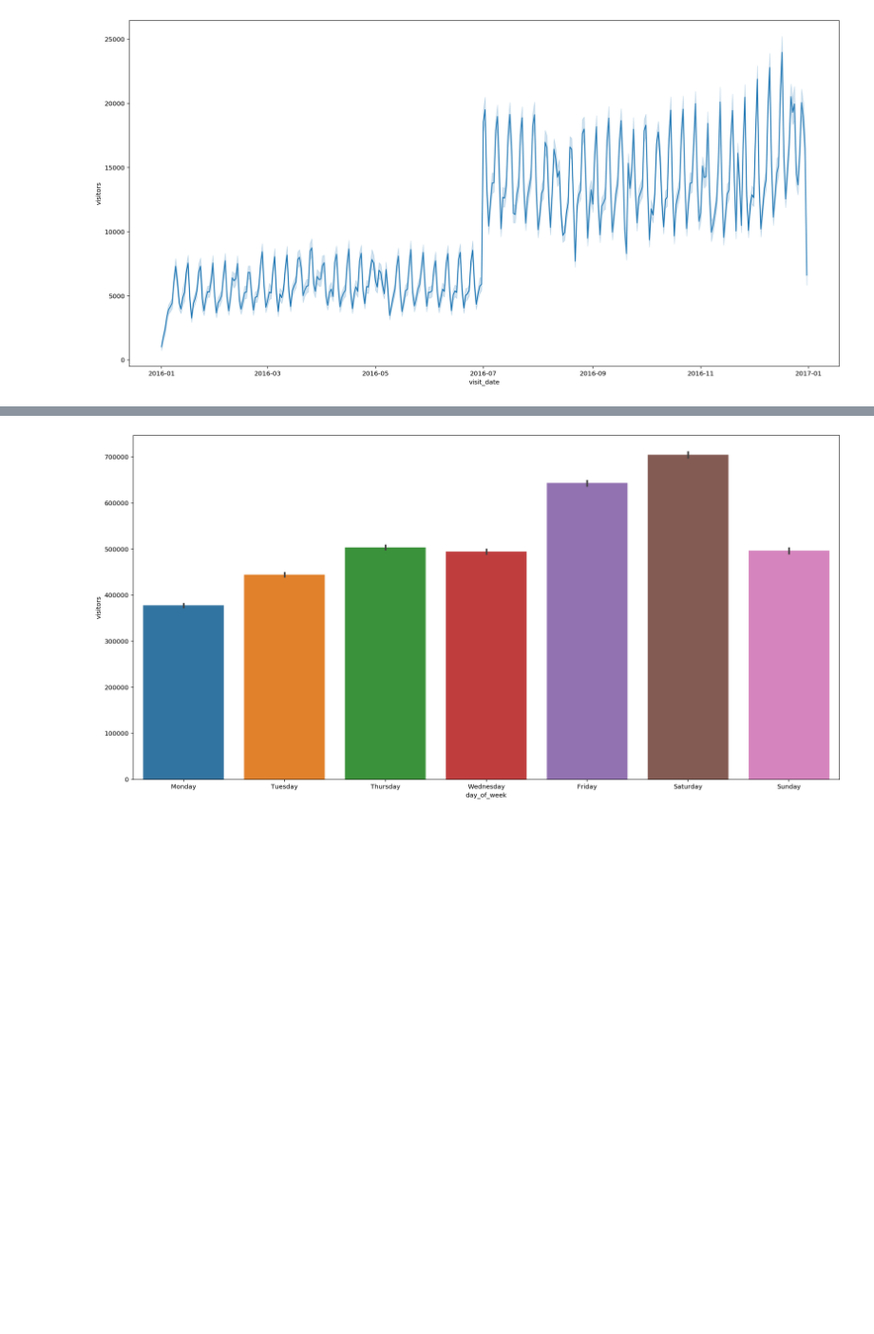
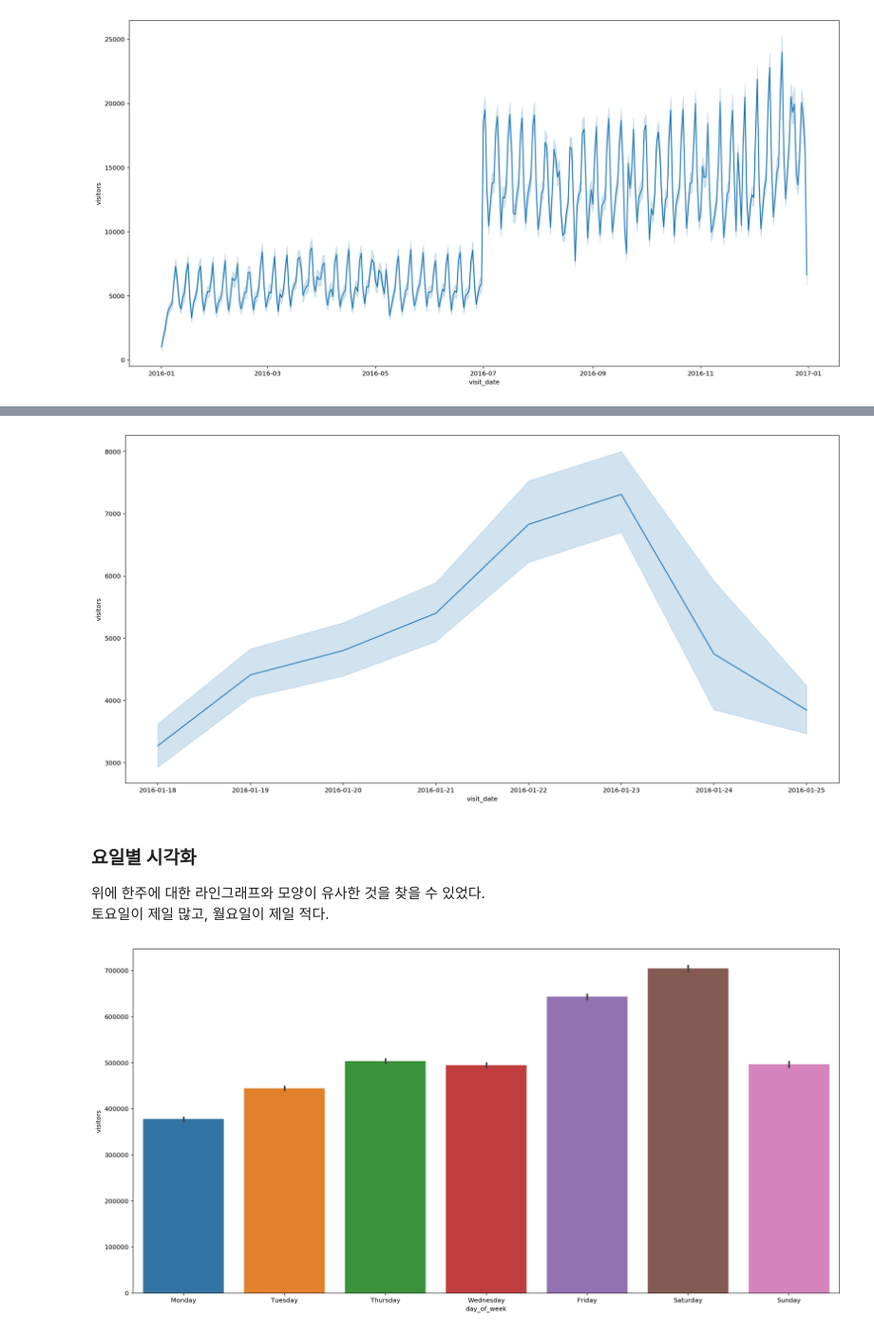
Before and after one commit to dlgur1994/Hackerthon1_Aiffel, a Jupyter notebook: Hyelim/Hackerthon1_visualization.ipynb, the cells around one changed output, grey strips where cells are left out. Shown at 95% size. Saved outputs shown, nothing was run; the diff lists cells and outputs as text; code cells hidden in the pictures; blank space fills up the shorter version.

```diff
--- a/Hyelim/Hackerthon1_visualization.ipynb
+++ b/Hyelim/Hackerthon1_visualization.ipynb
@@ -100,0 +114,8 @@ plt.show()
+# %%
+import datetime
+start_date = list(air_visit_group[air_visit_group['day_of_week']=='Monday'].visit_date)[0]
+
+
+temp_data = air_visit_group.loc[(air_visit_group['visit_date'] >= start_date)
+                             & (air_visit_group['visit_date'] <= start_date + datetime.timedelta(days=7))]
+temp_data
@@ -101,3 +136,13 @@ plt.show()
+# %%
+plt.figure(figsize=(20,10))
+sns.lineplot(data = temp_data, x='visit_date', y='visitors', estimator=sum)
+plt.show()
+# %% [output]
+[figure, added]
+# %% [markdown]
+### 요일별 시각화
+위에 한주에 대한 라인그래프와 모양이 유사한 것을 찾을 수 있었다.
+토요일이 제일 많고, 월요일이 제일 적다.
 # %%
 m = ['Monday', 'Tuesday', 'Thursday', 'Wednesday','Friday', 'Saturday', 'Sunday']
 plt.figure(figsize=(20,10))
```
Also changed, not shown: parts of 7 cells of this notebook.
